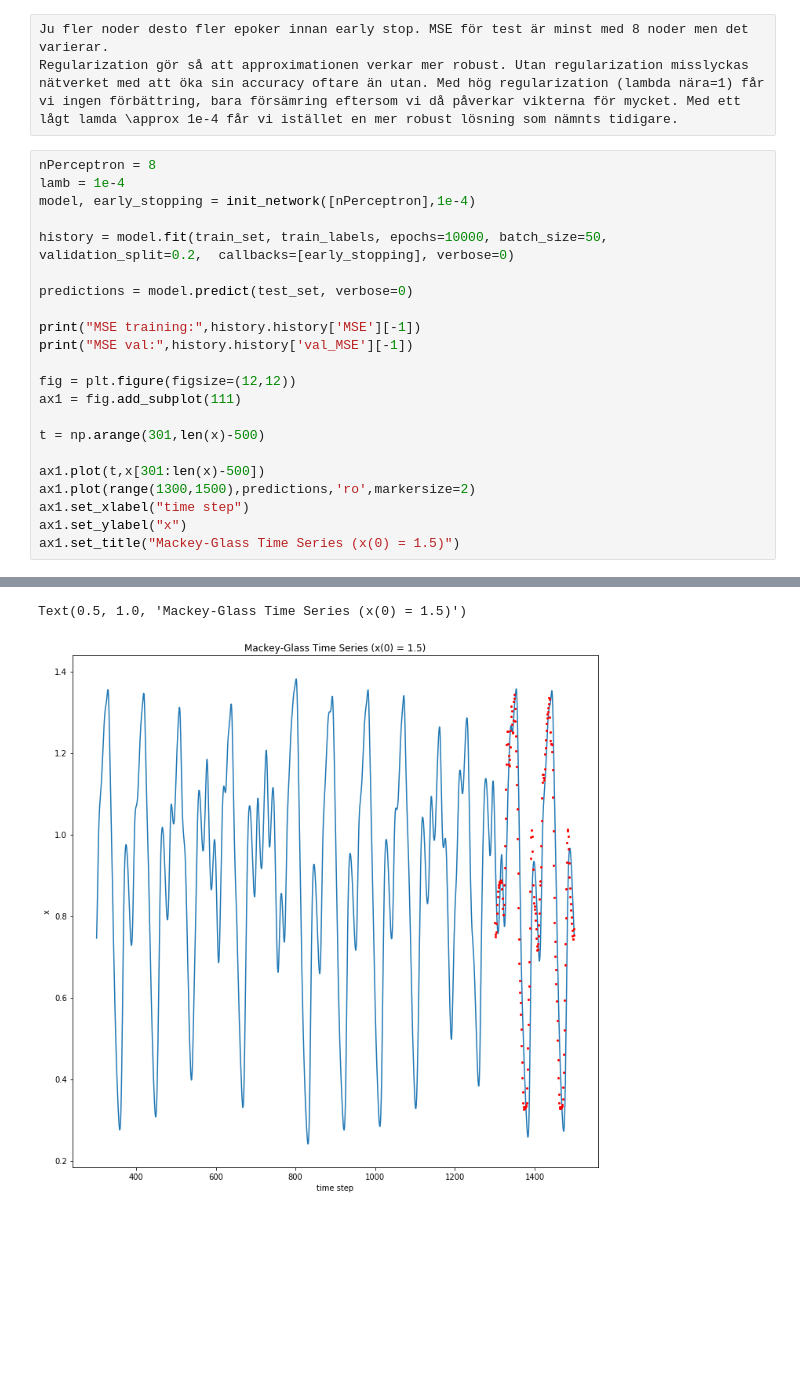
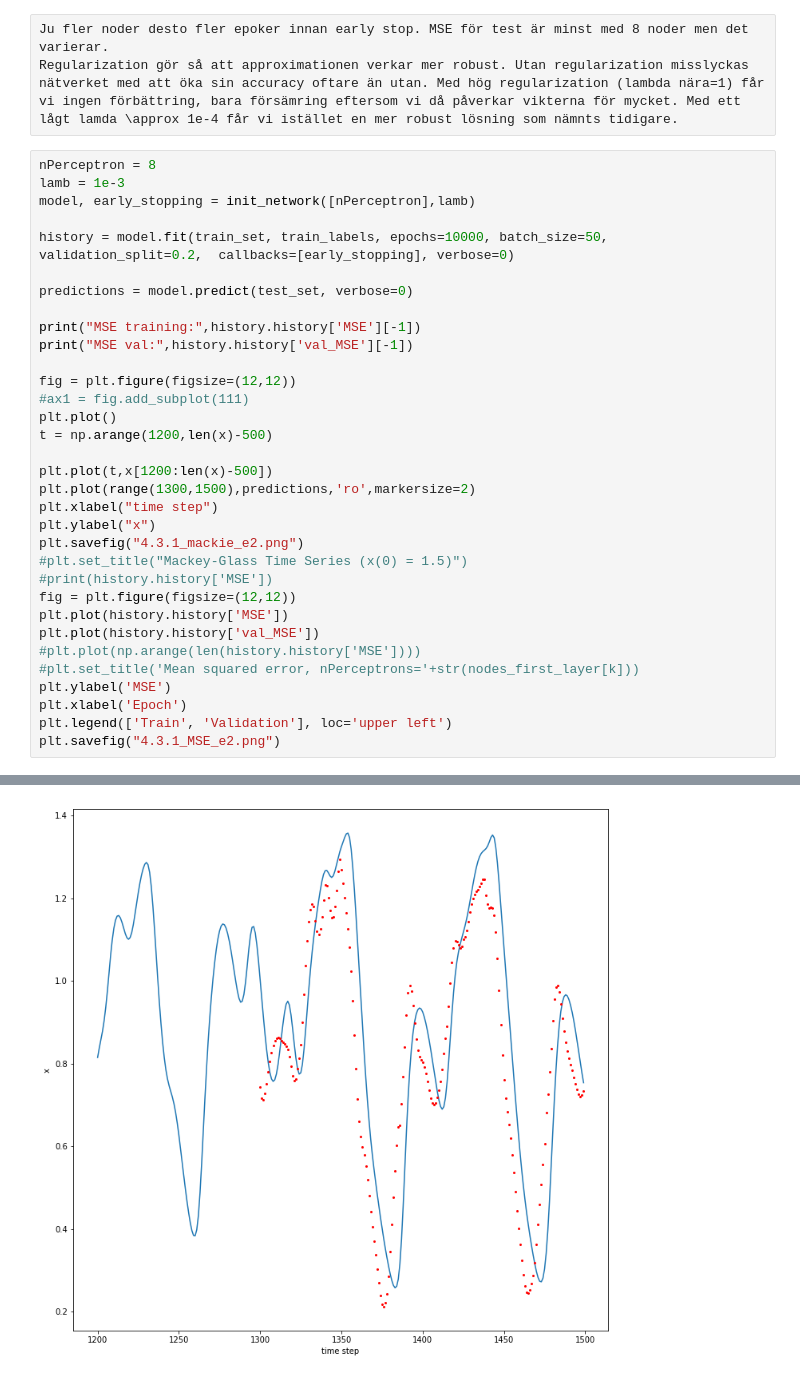
Before and after one commit to smallgreycreatures/DD2437, a Jupyter notebook: lab1/ANNDA_LAB1_4.3.1-Improved.ipynb, the cells around one changed output, grey strips where cells are left out. Cells and saved outputs as stored; diff of their text form; blank space fills up the shorter version.

```diff
--- a/lab1/ANNDA_LAB1_4.3.1-Improved.ipynb
+++ b/lab1/ANNDA_LAB1_4.3.1-Improved.ipynb
@@ -203,8 +203,8 @@ Ju fler noder desto fler epoker innan early stop. MSE för test är minst med 8
 Regularization gör så att approximationen verkar mer robust. Utan regularization misslyckas nätverket med att öka sin accuracy oftare än utan. Med hög regularization (lambda nära=1) får vi ingen förbättring, bara försämring eftersom vi då påverkar vikterna för mycket. Med ett lågt lamda \approx 1e-4 får vi istället en mer robust lösning som nämnts tidigare.
 # %%
 nPerceptron = 8
-lamb = 1e-4
-model, early_stopping = init_network([nPerceptron],1e-4)
+lamb = 1e-3
+model, early_stopping = init_network([nPerceptron],lamb)
 
 history = model.fit(train_set, train_labels, epochs=10000, batch_size=50, validation_split=0.2,  callbacks=[early_stopping], verbose=0)
 
@@ -214,13 +214,24 @@ print("MSE training:",history.history['MSE'][-1])
 print("MSE val:",history.history['val_MSE'][-1])
 
 fig = plt.figure(figsize=(12,12))
-ax1 = fig.add_subplot(111)
+#ax1 = fig.add_subplot(111)
+plt.plot()
+t = np.arange(1200,len(x)-500)
 
-t = np.arange(301,len(x)-500)
-
-ax1.plot(t,x[301:len(x)-500])
-ax1.plot(range(1300,1500),predictions,'ro',markersize=2)
-ax1.set_xlabel("time step")
-ax1.set_ylabel("x")
-ax1.set_title("Mackey-Glass Time Series (x(0) = 1.5)")
+plt.plot(t,x[1200:len(x)-500])
+plt.plot(range(1300,1500),predictions,'ro',markersize=2)
+plt.xlabel("time step")
+plt.ylabel("x")
+plt.savefig("4.3.1_mackie_e2.png")
+#plt.set_title("Mackey-Glass Time Series (x(0) = 1.5)")
+#print(history.history['MSE'])
+fig = plt.figure(figsize=(12,12))
+plt.plot(history.history['MSE'])
+plt.plot(history.history['val_MSE'])
+#plt.plot(np.arange(len(history.history['MSE'])))
+#plt.set_title('Mean squared error, nPerceptrons='+str(nodes_first_layer[k]))
+plt.ylabel('MSE')
+plt.xlabel('Epoch')
+plt.legend(['Train', 'Validation'], loc='upper left')
+plt.savefig("4.3.1_MSE_e2.png")
 # %% [output]
@@ -242,2 +253 @@ MSE val: 0.001518308650702238
-Text(0.5, 1.0, 'Mackey-Glass Time Series (x(0) = 1.5)')
-[figure, old version]
+[figure, new version]
```
Also changed, not shown: parts of 3 cells of this notebook, 12 other files.
